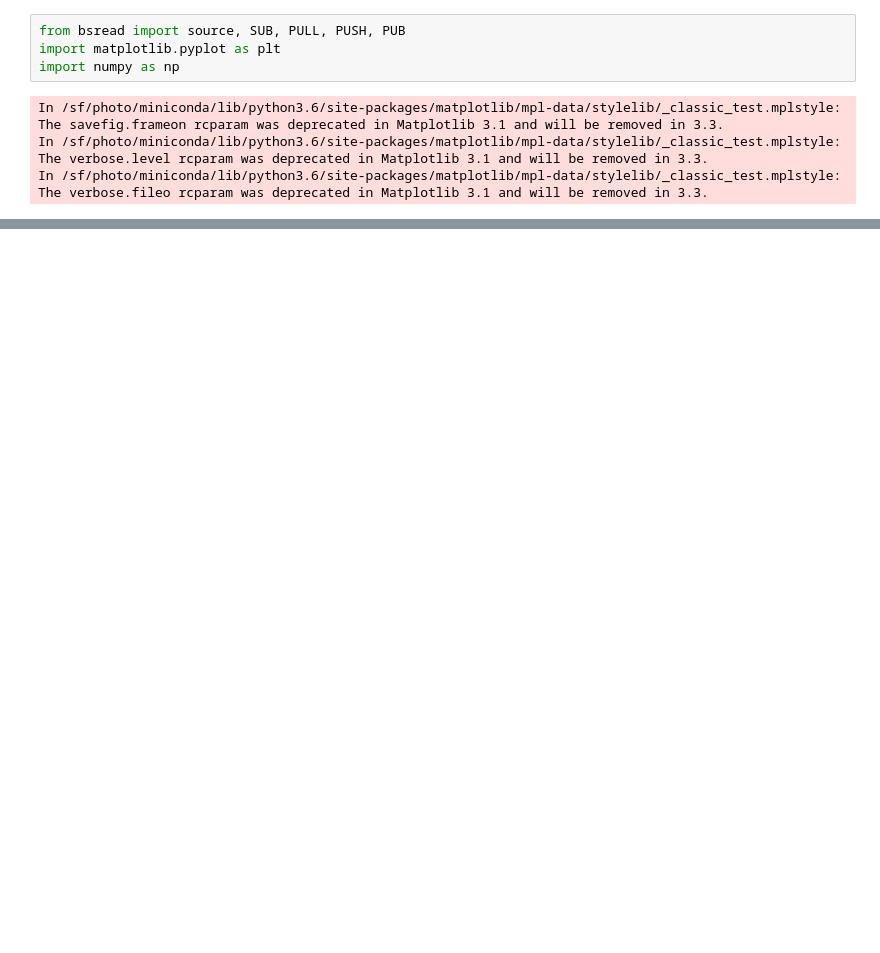
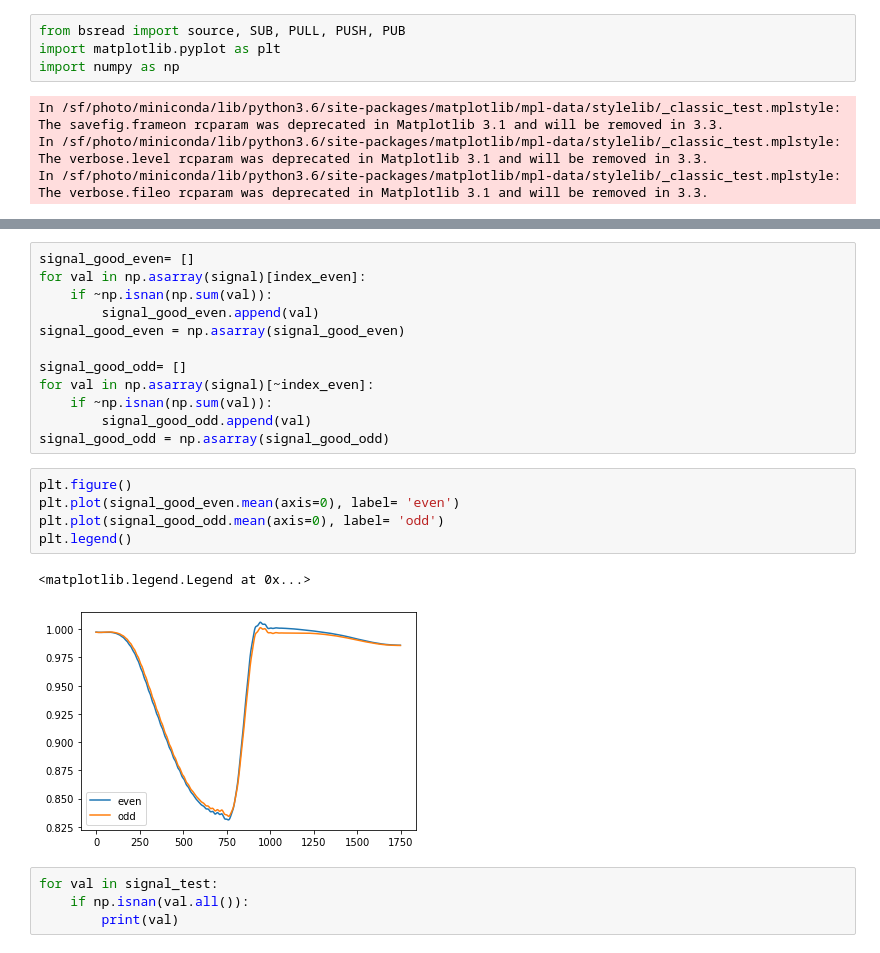
Before and after one commit to arrellc/PhotonDiagPipelines, a Jupyter notebook: SAROP21-ATT/ATT_pipeline_test-Chris.ipynb, the cells around one changed output, grey strips where cells are left out. Drawn from its saved outputs; the diff is of its cells as text; blank space fills up the shorter version.

```diff
--- a/SAROP21-ATT/ATT_pipeline_test-Chris.ipynb
+++ b/SAROP21-ATT/ATT_pipeline_test-Chris.ipynb
@@ -44,0 +82,24 @@ odict_keys(['SAROP21-ATT01:edge_pos', 'SAROP21-ATT01:xcorr', 'SAROP21-ATT01:xcor
+# %%
+signal_good_even= []
+for val in np.asarray(signal)[index_even]:
+    if ~np.isnan(np.sum(val)):
+        signal_good_even.append(val)
+signal_good_even = np.asarray(signal_good_even)
+
+signal_good_odd= []
+for val in np.asarray(signal)[~index_even]:
+    if ~np.isnan(np.sum(val)):
+        signal_good_odd.append(val)
+signal_good_odd = np.asarray(signal_good_odd)
+# %%
+plt.figure()
+plt.plot(signal_good_even.mean(axis=0), label= 'even')
+plt.plot(signal_good_odd.mean(axis=0), label= 'odd')
+plt.legend()
+# %% [output]
+<matplotlib.legend.Legend at 0x...>
+[figure, added]
+# %%
+for val in signal_test:
+    if np.isnan(val.all()):
+        print(val)
```
Also changed, not shown: parts of 17 cells of this notebook, 24 other files.
